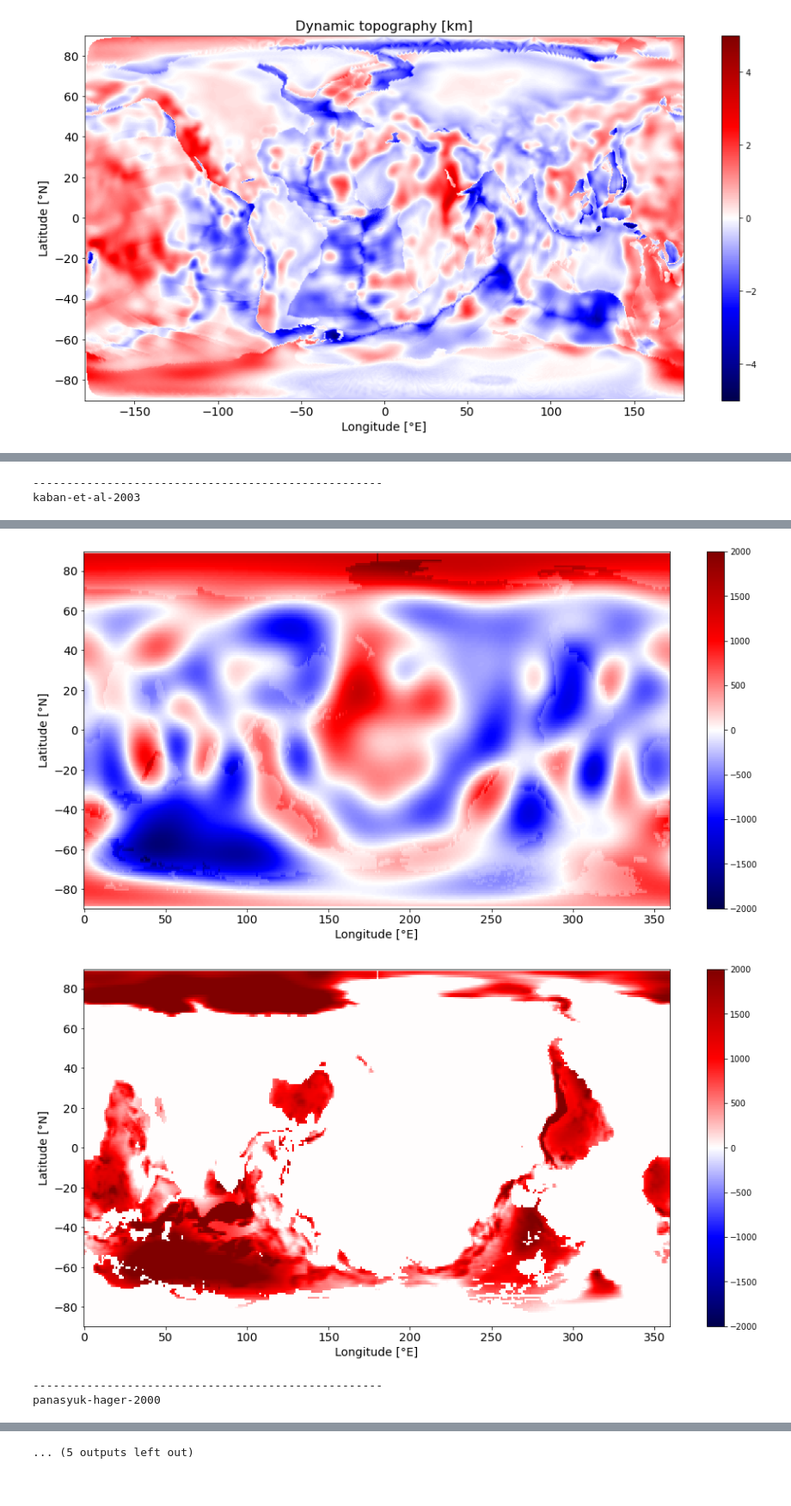
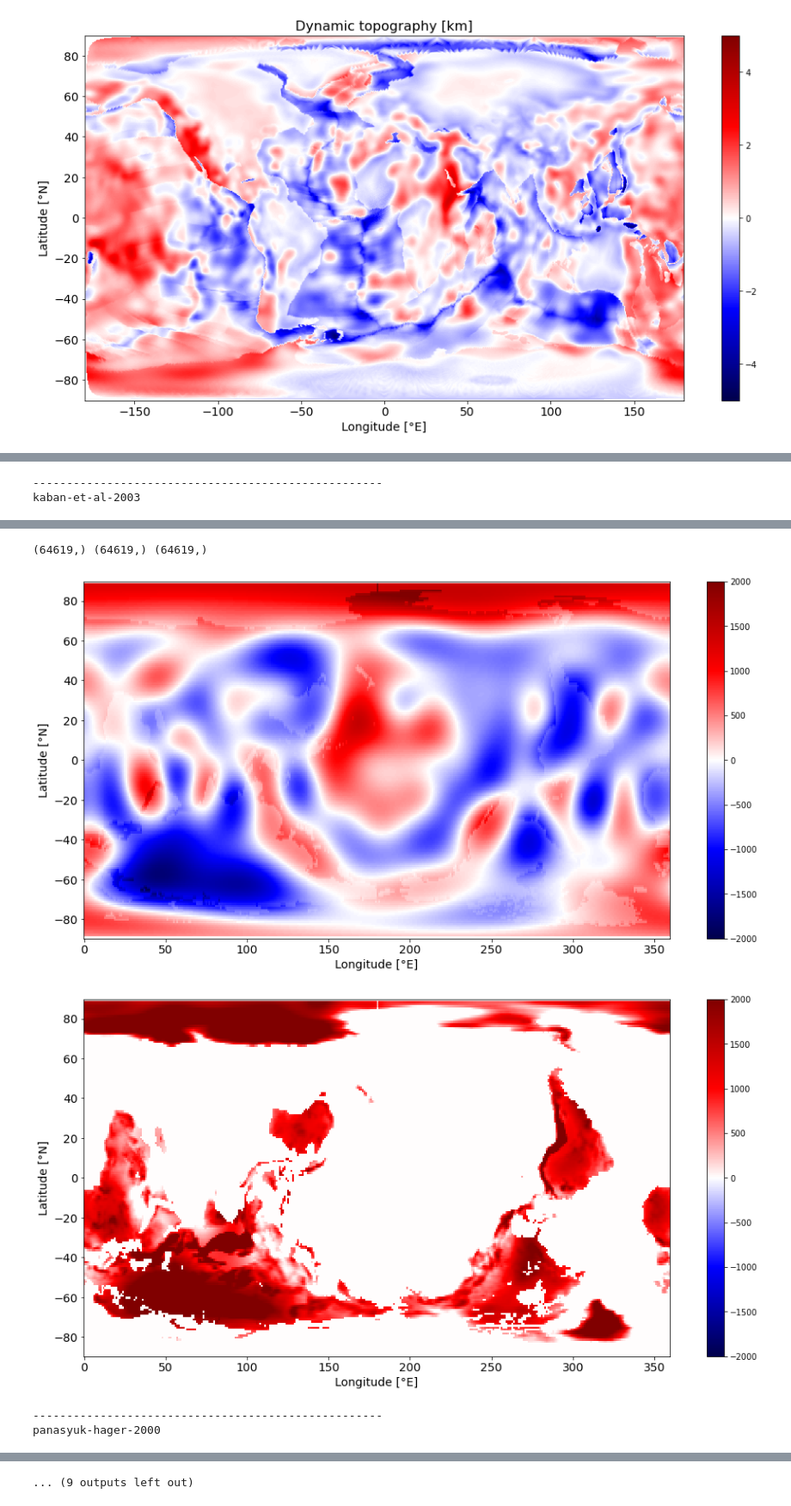
Before and after one commit to agonmer/dynamic_topography_climate, a Jupyter notebook: dynamic_topography_forcing.ipynb, the cells around one changed output, grey strips where cells are left out. Shown at 86% size. Saved outputs shown, nothing was run; the diff lists cells and outputs as text; code cells hidden in the pictures.

```diff
--- a/dynamic_topography_forcing.ipynb
+++ b/dynamic_topography_forcing.ipynb
@@ -255,6 +286,8 @@ for name in model_names:
     lon360 = df.lon.copy()
     lon360[df.lon<0] = df.lon+360
 
+    print(lon360.shape,df.lat.shape,df.res_top.shape)
+
     a_interp_dyn_top = griddata((lon360,df.lat),df.res_top,(grid_x, grid_y), method='linear')
     interp_dyn_top = np.flipud(a_interp_dyn_top) # This is to flip upside down the field.
 
@@ -285,12 +318,13 @@ for name in model_names:
     plt.tick_params(axis='both',labelsize=14)
     plt.show()
 
-    # Define a new version of the files where the orography is capped above lat 60°N with the function hc.
+    # Define a new version of the files where the orography is capped above the critical latitude
+    # with the function hc.
 
-    ds_or['orog'] = np.flipud(hc[:,np.newaxis])*modif_or
-
-    ds_or.fillna(-999)
-    ds_or.to_netcdf('aclim_era5_sfc_1981_2010_hc_'+name+'.nc')
+#    ds_or['orog'] = np.flipud(hc[:,np.newaxis])*modif_or
+#
+#    ds_or.fillna(-999)
+#    ds_or.to_netcdf('aclim_era5_sfc_1981_2010_hc_'+str(critl)+'_'+name+'.nc')
 
 
 
@@ -321,10 +356,11 @@ flament-et-al-2013_1d
 [figure]
 [figure]
-----------------------------------------------------
-kaban-et-al-2003
+----------------------------------------------------
+kaban-et-al-2003
 [figure]
+(64619,) (64619,) (64619,)
 [figure]
-[figure, old version]
+[figure, new version]
-----------------------------------------------------
-panasyuk-hager-2000
+----------------------------------------------------
+panasyuk-hager-2000
 [figure]
@@ -333,3 +367,3 @@ panasyuk-hager-2000
-... (5 outputs left out)
+... (9 outputs left out)
 # %%
 ds_or.orog.plot()
```
Also changed, not shown: parts of 19 cells of this notebook.
